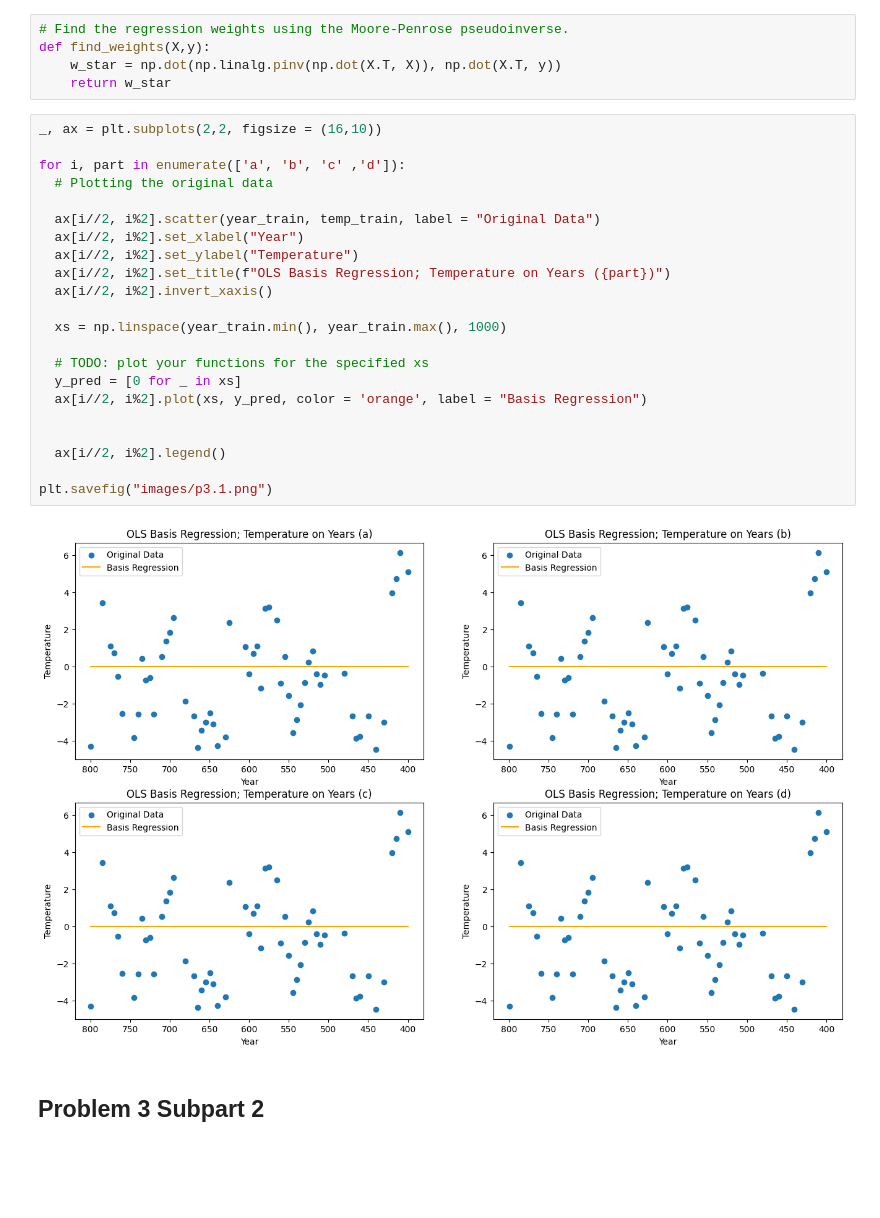
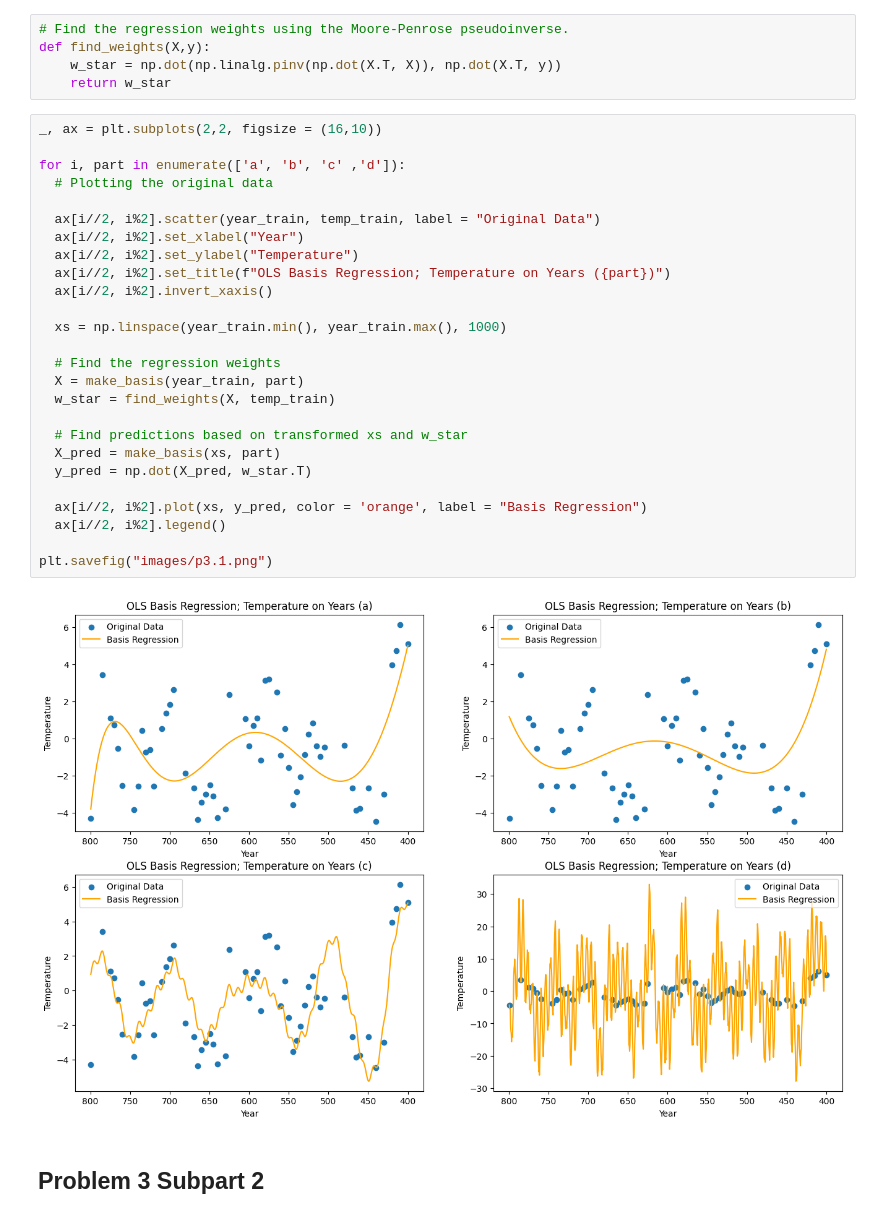
Before and after one commit to h33m4/cs181-s23-homeworks, a Jupyter notebook: hw1/main_hw1_blank.ipynb, the cells around one changed output. Cells and saved outputs as stored; diff of their text form; blank space fills up the shorter version.

```diff
--- a/hw1/main_hw1_blank.ipynb
+++ b/hw1/main_hw1_blank.ipynb
@@ -217,27 +234,31 @@ def find_weights(X,y):
 # %%
 _, ax = plt.subplots(2,2, figsize = (16,10))
 
 for i, part in enumerate(['a', 'b', 'c' ,'d']):
   # Plotting the original data
 
   ax[i//2, i%2].scatter(year_train, temp_train, label = "Original Data")
   ax[i//2, i%2].set_xlabel("Year")
   ax[i//2, i%2].set_ylabel("Temperature")
   ax[i//2, i%2].set_title(f"OLS Basis Regression; Temperature on Years ({part})")
   ax[i//2, i%2].invert_xaxis()
 
   xs = np.linspace(year_train.min(), year_train.max(), 1000)
 
-  # TODO: plot your functions for the specified xs
-  y_pred = [0 for _ in xs]
+  # Find the regression weights
+  X = make_basis(year_train, part)
+  w_star = find_weights(X, temp_train)
+
+  # Find predictions based on transformed xs and w_star
+  X_pred = make_basis(xs, part)
+  y_pred = np.dot(X_pred, w_star.T)
+
   ax[i//2, i%2].plot(xs, y_pred, color = 'orange', label = "Basis Regression")
-
-
   ax[i//2, i%2].legend()
 
 plt.savefig("images/p3.1.png")
 # %% [output]
-[figure, old version]
+[figure, new version]
 # %% [markdown]
 ## Problem 3 Subpart 2
 # %%
```
Also changed, not shown: parts of 2 cells of this notebook, 1 other file.
